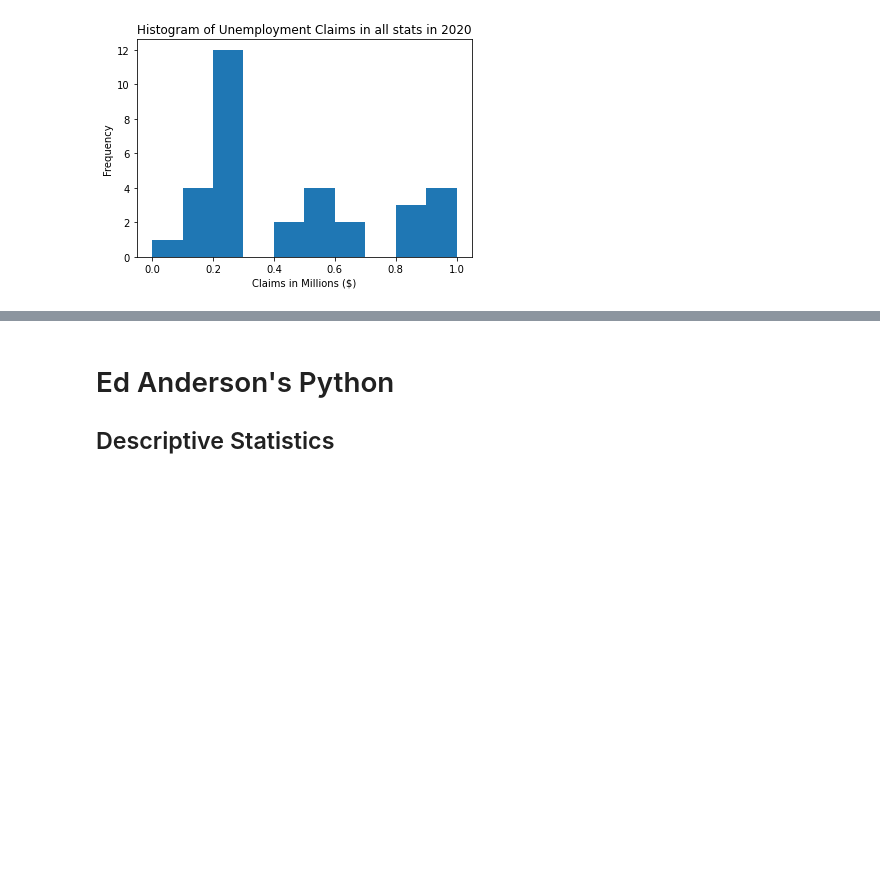
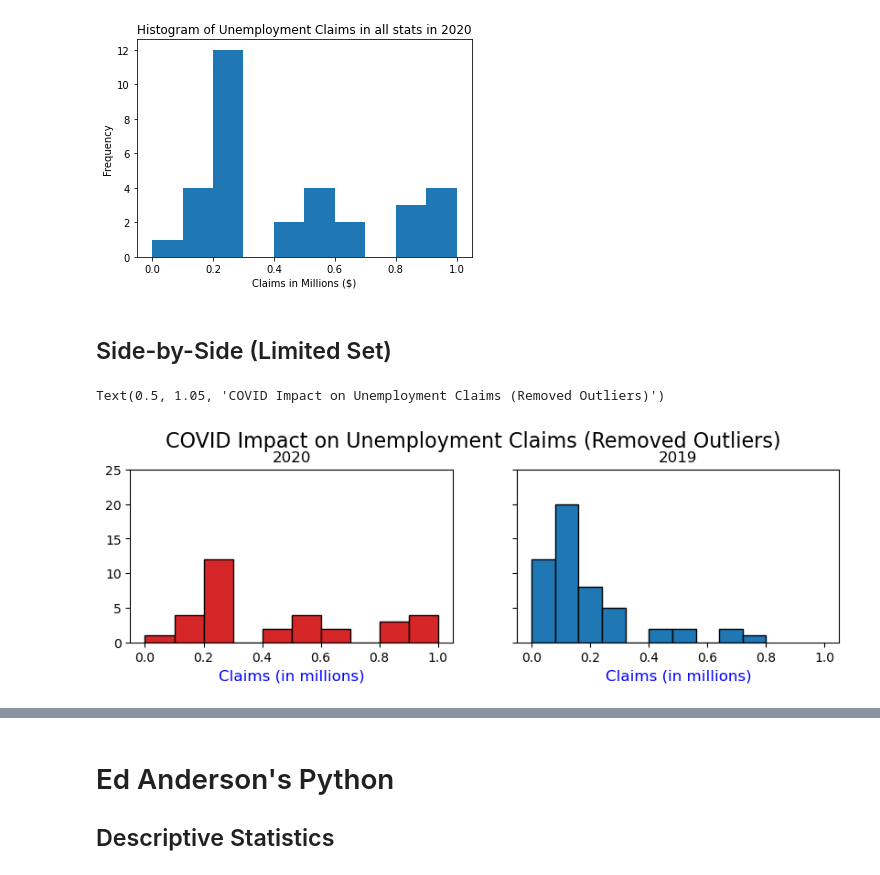
Before and after one commit to amajor/data-visualization-project-week-5, a Jupyter notebook: unemployment.ipynb, the cells around one changed output, grey strips where cells are left out. Cells and saved outputs as stored; diff of their text form; code cells hidden in the pictures; blank space fills up the shorter version.

```diff
--- a/unemployment.ipynb
+++ b/unemployment.ipynb
@@ -190,3 +203,22 @@ plt.title('Histogram of Unemployment Claims in all stats in 2020');
 plt.show()
 # %% [output]
 [figure]
+# %% [markdown]
+## Side-by-Side (Limited Set)
+# %%
+fig, axes = plt.subplots(1, 2, figsize=(10,2.5), dpi=100, sharex=True, sharey=True)
+colors = ['tab:red', 'tab:blue']
+
+for i, (ax, Year) in enumerate(zip(axes.flatten(), unemployment_data_limited.Year.unique())):
+    x = unemployment_data_limited.loc[unemployment_data_limited.Year==Year, 'Claims_in_millions']
+    ax.hist(x, bins=10, label=str(Year), color=colors[i], edgecolor = 'black')
+    ax.set_title(Year)
+    ax.set_xlabel('Claims (in millions)', fontsize = 12, color = 'b')
+
+plt.ylim(0, 25)
+
+plt.suptitle('COVID Impact on Unemployment Claims (Removed Outliers)', y=1.05, size=16)
+#plt.tight_layout();
+# %% [output]
+Text(0.5, 1.05, 'COVID Impact on Unemployment Claims (Removed Outliers)')
+[figure, added]
```
Also changed, not shown: parts of 6 cells of this notebook, 13 other files.
